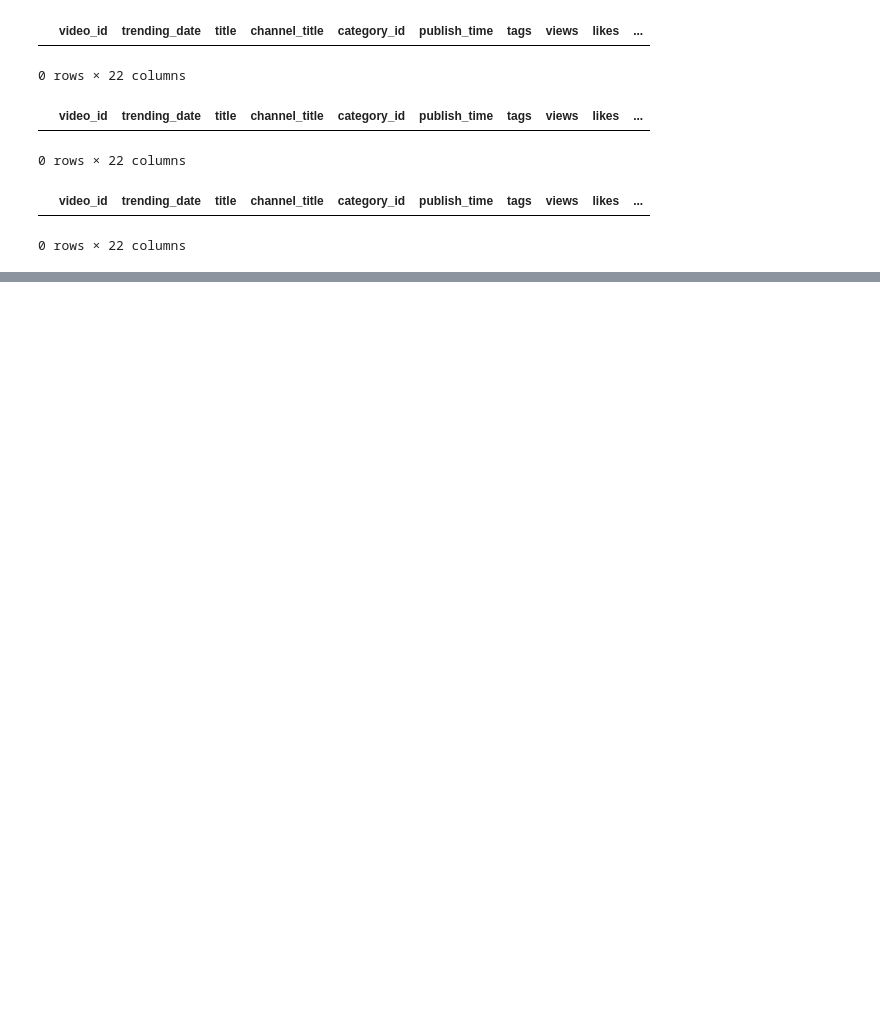
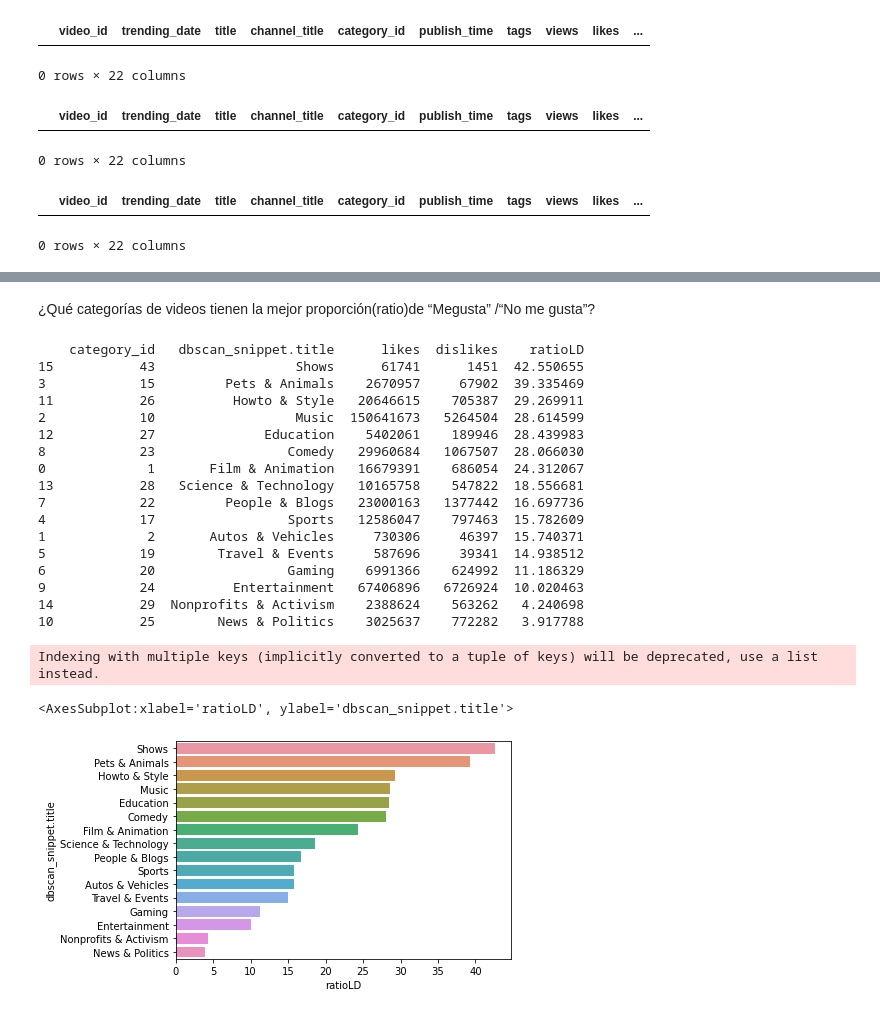
Before and after one commit to JALG99/EB-2021-1-CC51-Grupo5, a Jupyter notebook: TF.ipynb, the cells around one changed output, grey strips where cells are left out. Saved outputs shown, nothing was run; the diff lists cells and outputs as text; code cells hidden in the pictures; blank space fills up the shorter version.

```diff
--- a/TF.ipynb
+++ b/TF.ipynb
@@ -333,0 +527,29 @@ newUSVideos[newUSVideos['comment_count'] < 0]
+# %% [markdown]
+¿Qué categorías de videos tienen la mejor proporción(ratio)de “Megusta” /“No me gusta”?
+# %%
+pregunta3 = groupUSVideos.groupby(['category_id', 'dbscan_snippet.title'])['likes','dislikes'].sum().reset_index()
+pregunta3['ratioLD'] = pregunta3['likes']/pregunta3['dislikes']
+pregunta3 = pregunta3.sort_values(by=['ratioLD'], ascending=False)
+print(pregunta3)
+sns.barplot(y = 'dbscan_snippet.title', x = 'ratioLD', data = pregunta3)
+# %% [output]
+    category_id   dbscan_snippet.title      likes  dislikes    ratioLD
+15           43                  Shows      61741      1451  42.550655
+3            15         Pets & Animals    2670957     67902  39.335469
+11           26          Howto & Style   20646615    705387  29.269911
+2            10                  Music  150641673   5264504  28.614599
+12           27              Education    5402061    189946  28.439983
+8            23                 Comedy   29960684   1067507  28.066030
+0             1       Film & Animation   16679391    686054  24.312067
+13           28   Science & Technology   10165758    547822  18.556681
+7            22         People & Blogs   23000163   1377442  16.697736
+4            17                 Sports   12586047    797463  15.782609
+1             2       Autos & Vehicles     730306     46397  15.740371
+5            19        Travel & Events     587696     39341  14.938512
+6            20                 Gaming    6991366    624992  11.186329
+9            24          Entertainment   67406896   6726924  10.020463
+14           29  Nonprofits & Activism    2388624    563262   4.240698
+10           25        News & Politics    3025637    772282   3.917788
+Indexing with multiple keys (implicitly converted to a tuple of keys) will be deprecated, use a list instead.
+<AxesSubplot:xlabel='ratioLD', ylabel='dbscan_snippet.title'>
+[figure, added]
```
Also changed, not shown: parts of 25 cells of this notebook.
